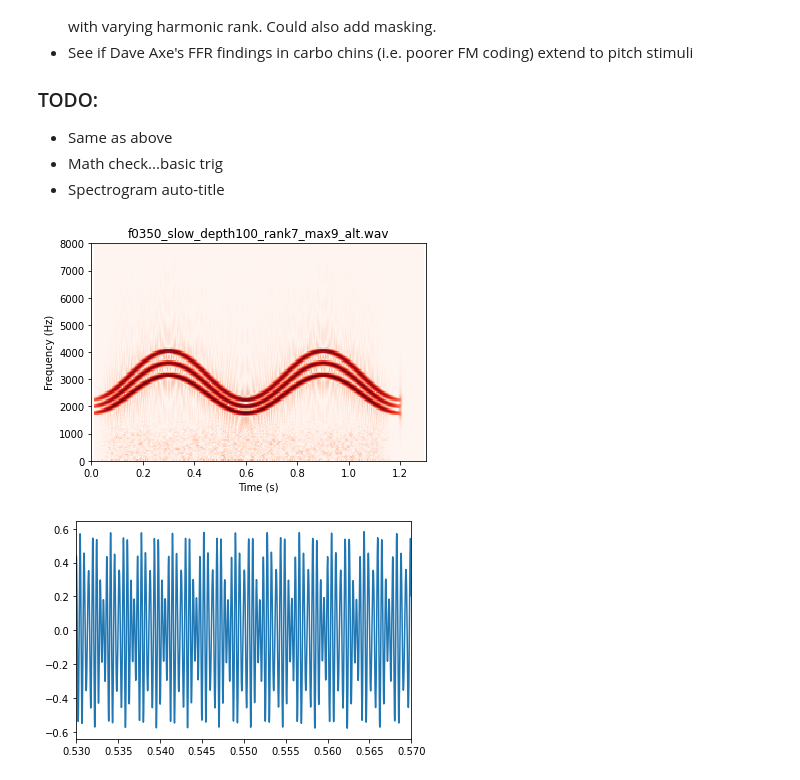
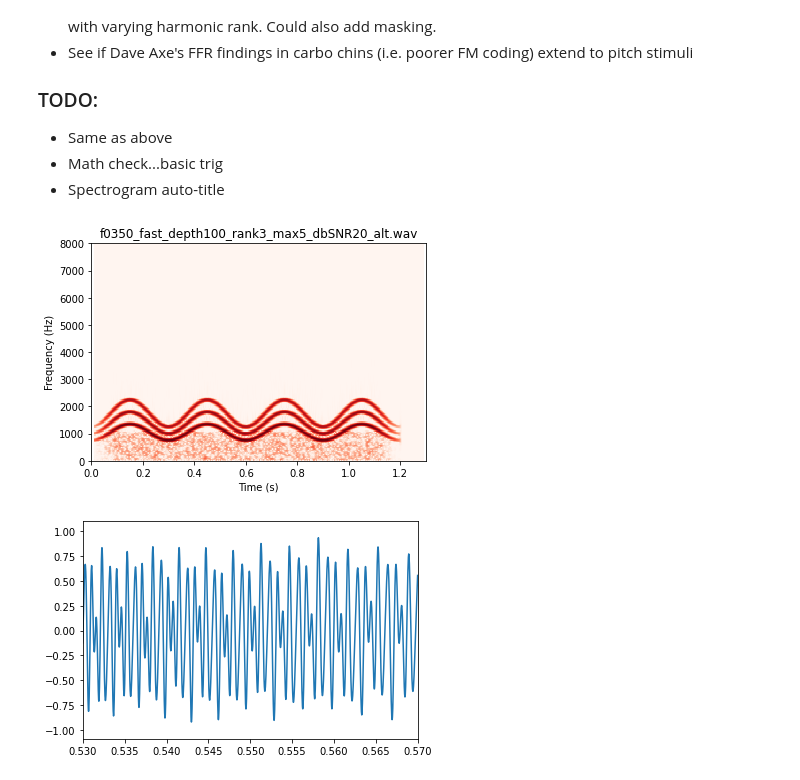
Before and after one commit to sivaprakasaman/Python_Coding_Toolbox, a Jupyter notebook: signal_processing/pitch/Pitch_Stimuli_Scratch.ipynb, the cells around one changed output. Cells and saved outputs as stored; diff of their text form; code cells hidden in the pictures.

```diff
--- a/signal_processing/pitch/Pitch_Stimuli_Scratch.ipynb
+++ b/signal_processing/pitch/Pitch_Stimuli_Scratch.ipynb
@@ -94,11 +94,15 @@ def hfm(F0 = 250, a_mod = 100, rate_mod = 1, harm_rank = 3, tot_harm = 15, dur_s
         else:
             sig = sig + sig_arr;
 
+    sig = atten*sig/rms(sig);
+
     if noise_on == True:
-        noise_bb = np.random.normal(0,noise_atten,size = len(sig));
-        sos = signal.butter(4, noise_cutoff, 'lp', fs=fs, output = 'sos');
+        noise_bb = np.random.normal(0,1,size = len(sig));
+        sos = signal.butter(80, noise_cutoff, 'lp', fs=fs, output = 'sos');
         noise = signal.sosfilt(sos, noise_bb);
+        noise = noise_atten*noise/rms(noise);
         sig = sig + noise;
+        sig = atten*sig/rms(sig);
 
     #ramp
     ham_win = np.hamming(round(dur_sec*fs*ramp_dur));
@@ -107,6 +111,20 @@ def hfm(F0 = 250, a_mod = 100, rate_mod = 1, harm_rank = 3, tot_harm = 15, dur_s
     sig = ham*sig;
 
     return sig, time_sec;
+
+
+######Add these to signal_processing.py!!!!#################################
+def mag2db(x):
+    db_out = 20*np.log10(x);
+    return db_out;
+
+def db2mag(x):
+    mag_out = 10**(x/20);
+    return mag_out;
+
+def rms(vector):
+    rmsval = np.sqrt(np.mean(np.square(vector)));
+    return rmsval;
 # %%
 F0 = 250;
 shift = .3e-2;
@@ -141,38 +159,41 @@ sound(sig,fs,fname = 'blah.wav', savefile = 1)
 # %%
 %matplotlib inline
 
 F0 = 350;
 a_mod = 100;
-rate_mod = 1/.6;
-speed = 'slow';
-harm_rank = 7;
-tot_harm = 9;
+rate_mod = 1/.3;
+speed = 'fast';
+harm_rank = 3;
+tot_harm = 5;
 fs = round(50e6/1024);
 dur_sec = 1.2;
-atten = .3;
+atten = 1;
+SNR_db = 20;
 offset = 100e-3;
 phs = 'alt';
 
+noise_atten = 1/(db2mag(SNR_db)*atten);
 signal2, time2 = hfm(F0 = F0, atten = atten, tot_harm = tot_harm, phase = phs,
                      a_mod = a_mod, harm_rank = harm_rank, fs = fs,
                      rate_mod = rate_mod, dur_sec = dur_sec, ramp_dur = 0.2,
-                     noise_on = True, noise_atten = 0.05*atten, noise_cutoff = 3*F0)
+                     noise_on = True, noise_atten = noise_atten, noise_cutoff = 3*F0)
 
 pause = np.zeros(round(offset*fs));
 sig2 = np.concatenate([signal2,pause]);
 time = np.arange(0,len(sig2)/fs,1/fs);
 
-fname = 'f0' + str(F0) + '_' + speed + '_depth' + str(a_mod) + '_rank' + str(harm_rank) + '_max' + str(tot_harm) + '_' + phs + '.wav';
-get_spect(sig2, fs, DR = 260, BW = 200, xlim = [0,1.3], ylim = [0,8e3],
+fname = 'f0' + str(F0) + '_' + speed + '_depth' + str(a_mod) + '_rank' + str(harm_rank) + '_max' + str(tot_harm) + '_dbSNR' + str(SNR_db) + '_' + phs + '.wav';
+get_spect(sig2, fs, DR = 200, BW = 200, xlim = [0,1.3], ylim = [0,8e3],
            colormap = 'Reds', title = fname);
 
+
+sig2 = sig2/max(abs(sig2));
 plt.figure()
 plt.plot(time,sig2)
 plt.xlim([.53,.57])
 
-
 sound(sig2,fs,fname = fname, savefile = 1)
 #ipd.Audio(sig2, rate = fs)
 # %% [output]
-[figure, old version]
+[figure, new version]
-[figure, old version]
+[figure, new version]
```
Also changed, not shown: parts of 1 cell of this notebook, 13 other files.
